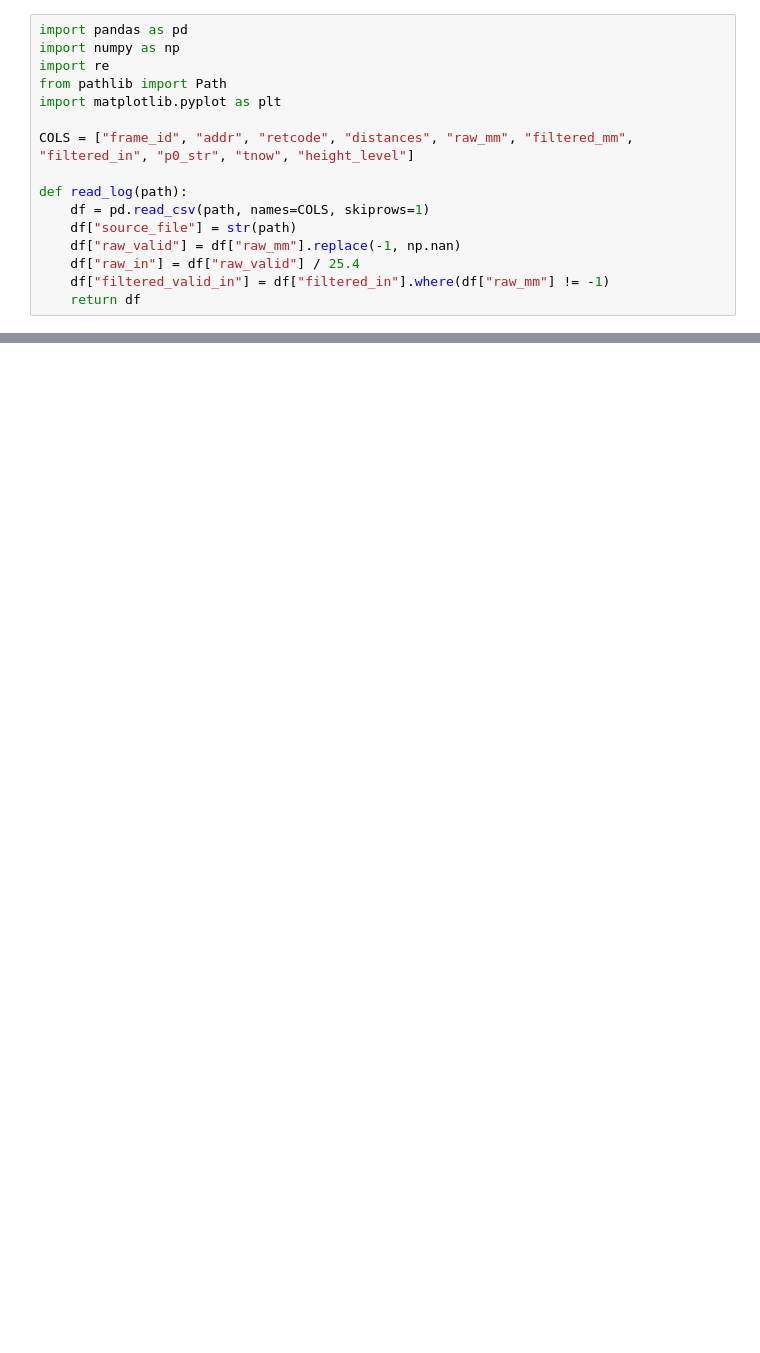
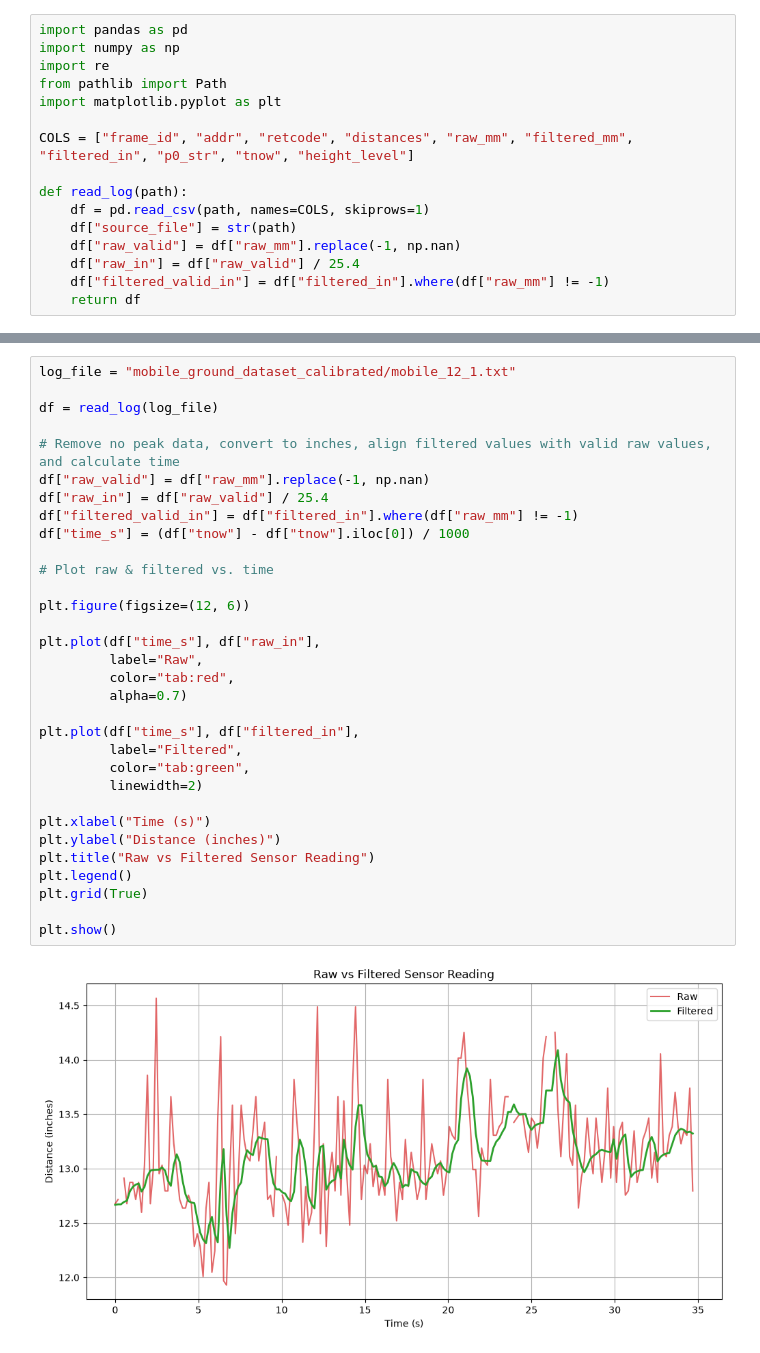
Before and after one commit to belloot/oas-canopy-sense, a Jupyter notebook: data_logs/field_debug.ipynb, the cells around one changed output, grey strips where cells are left out. Saved outputs shown, nothing was run; the diff lists cells and outputs as text; blank space fills up the shorter version.

```diff
--- a/data_logs/field_debug.ipynb
+++ b/data_logs/field_debug.ipynb
@@ -50,0 +119,34 @@ plt.show()
+# %%
+log_file = "mobile_ground_dataset_calibrated/mobile_12_1.txt"
+
+df = read_log(log_file)
+
+# Remove no peak data, convert to inches, align filtered values with valid raw values, and calculate time
+df["raw_valid"] = df["raw_mm"].replace(-1, np.nan)
+df["raw_in"] = df["raw_valid"] / 25.4
+df["filtered_valid_in"] = df["filtered_in"].where(df["raw_mm"] != -1)
+df["time_s"] = (df["tnow"] - df["tnow"].iloc[0]) / 1000
+
+# Plot raw & filtered vs. time
+
+plt.figure(figsize=(12, 6))
+
+plt.plot(df["time_s"], df["raw_in"],
+         label="Raw",
+         color="tab:red",
+         alpha=0.7)
+
+plt.plot(df["time_s"], df["filtered_in"],
+         label="Filtered",
+         color="tab:green",
+         linewidth=2)
+
+plt.xlabel("Time (s)")
+plt.ylabel("Distance (inches)")
+plt.title("Raw vs Filtered Sensor Reading")
+plt.legend()
+plt.grid(True)
+
+plt.show()
+# %% [output]
+[figure, added]
```
Also changed, not shown: parts of 3 cells of this notebook, 18 other files.
